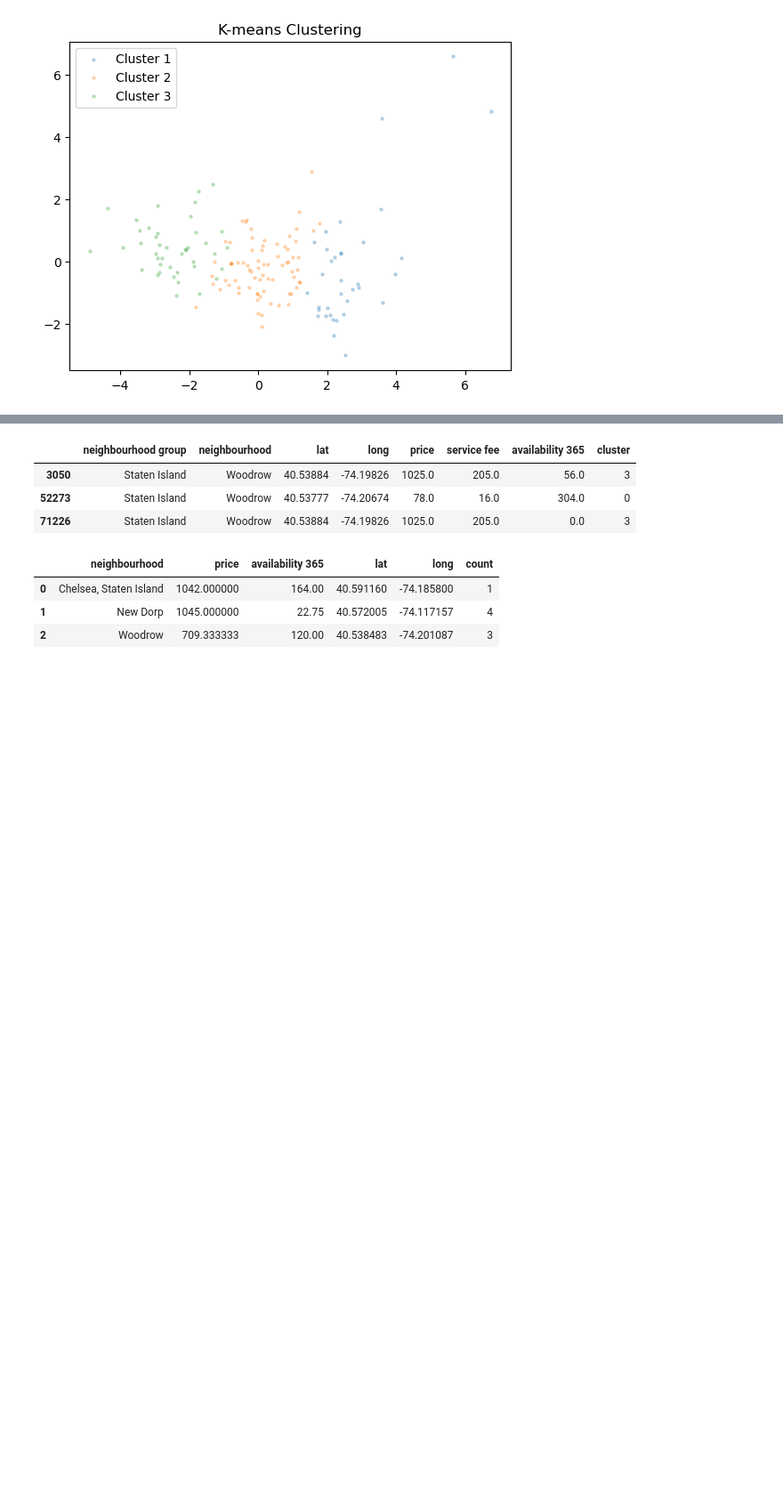
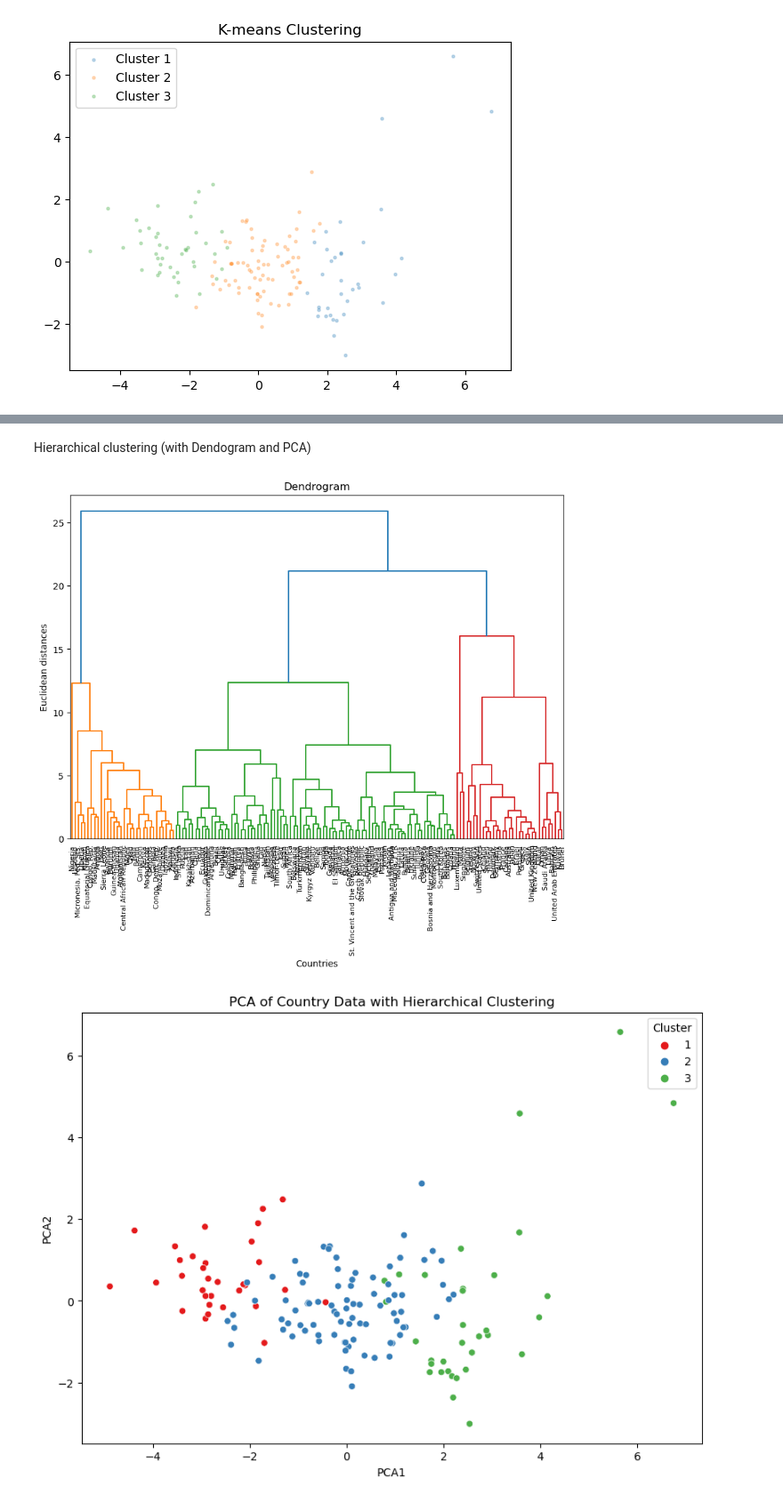
Before and after one commit to PatrickFfm93/data-science, a Jupyter notebook: EA10/ea10.ipynb, the cells around one changed output, grey strips where cells are left out. Shown at 89% size. Cells and saved outputs as stored; diff of their text form; code cells hidden in the pictures; blank space fills up the shorter version.

```diff
--- a/EA10/ea10.ipynb
+++ b/EA10/ea10.ipynb
@@ -63,0 +69,15 @@ Scaling data
+# %%
+country_data = country_data.drop_duplicates()
+country_data.isna().sum()
+country_data = country_data.dropna()
+
+numerical_columns = country_data.select_dtypes(include=['int64', 'float64']).columns
+imputer = SimpleImputer(strategy='mean')
+data[numerical_columns] = imputer.fit_transform(country_data[numerical_columns])
+
+# For categorical features:
+categorical_columns = country_data.select_dtypes(include=['object']).columns
+data[categorical_columns] = country_data[categorical_columns].fillna('Unknown')
+
+country_data.info()
+country_data.head()
@@ -256,26 +201,0 @@ Woodrow
-# %%
-in_two_cluster = airbnb_data[airbnb_data['neighbourhood'].isin(neighbourhoods_in_profitable_and_one_other_cluster)]
-in_two_cluster
-# %% [output]
-|  | neighbourhood group | neighbourhood | lat | long | price | service fee | availability 365 | cluster |
-| 3050 | Staten Island | Woodrow | 40.53884 | -74.19826 | 1025.0 | 205.0 | 56.0 | 3 |
-| 52273 | Staten Island | Woodrow | 40.53777 | -74.20674 | 78.0 | 16.0 | 304.0 | 0 |
-| 71226 | Staten Island | Woodrow | 40.53884 | -74.19826 | 1025.0 | 205.0 | 0.0 | 3 |
-# %%
-combined_data = pd.concat([only_in_one_cluster, in_two_cluster])
-
-neighbourhood_stats = combined_data.groupby('neighbourhood').agg({
-    'price': 'mean',
-    'availability 365': 'mean',
-    'lat': 'mean',
-    'long': 'mean'
-})
-
-neighbourhood_counts = airbnb_data["neighbourhood"].value_counts().reset_index()
-neighbourhood_analysis = neighbourhood_stats.merge(neighbourhood_counts, on='neighbourhood', suffixes=('_x', '_y'))
-neighbourhood_analysis
-# %% [output]
-|  | neighbourhood | price | availability 365 | lat | long | count |
-| 0 | Chelsea, Staten Island | 1042.000000 | 164.00 | 40.591160 | -74.185800 | 1 |
-| 1 | New Dorp | 1045.000000 | 22.75 | 40.572005 | -74.117157 | 4 |
-| 2 | Woodrow | 709.333333 | 120.00 | 40.538483 | -74.201087 | 3 |
@@ -296,0 +202,31 @@ map_clusters.save('cluster_map.html')
+# %% [markdown]
+Hierarchical clustering (with Dendogram and PCA)
+# %%
+country_data['PCA1'] = pca_features[:, 0]
+country_data['PCA2'] = pca_features[:, 1]
+# Hierarchical Clustering
+linked = linkage(scaled, 'ward')
+
+# Plot the dendrogram
+plt.figure(figsize=(10, 7))
+dendrogram(linked, labels=country_data['country'].values, leaf_rotation=90, leaf_font_size=8)
+plt.title('Dendrogram')
+plt.xlabel('Countries')
+plt.ylabel('Euclidean distances')
+plt.show()
+
+# Cut the dendrogram to form flat clusters
+clusters = fcluster(linked, t=n_clusters, criterion='maxclust')
+country_data['Cluster'] = clusters
+
+# Plot PCA with hierarchical clusters
+plt.figure(figsize=(10, 7))
+sns.scatterplot(data=country_data, x='PCA1', y='PCA2', hue='Cluster', palette='Set1')
+plt.title('PCA of Country Data with Hierarchical Clustering')
+plt.show()
+
+# Display the first few rows of the dataframe with PCA components and clusters
+print(country_data.head())
+# %% [output]
+[figure, added]
+[figure, added]
```
Also changed, not shown: parts of 25 cells of this notebook.
